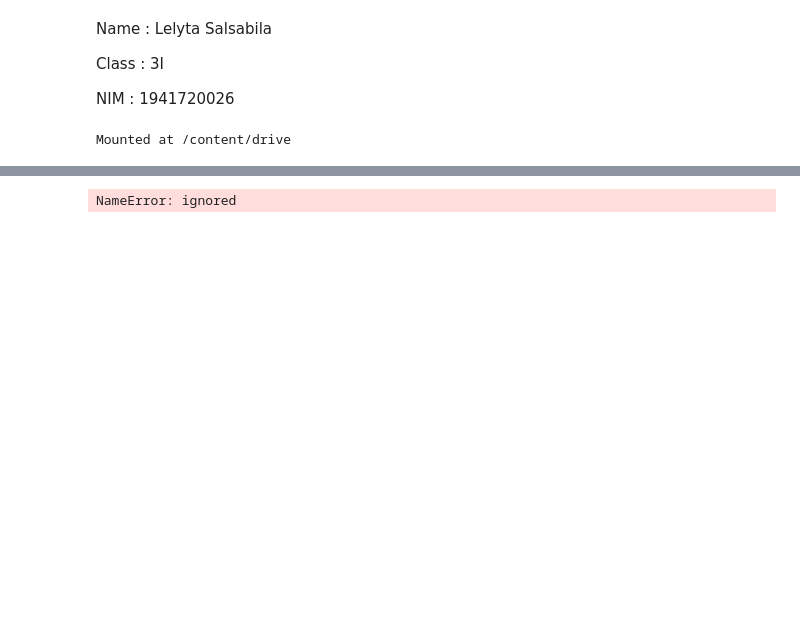
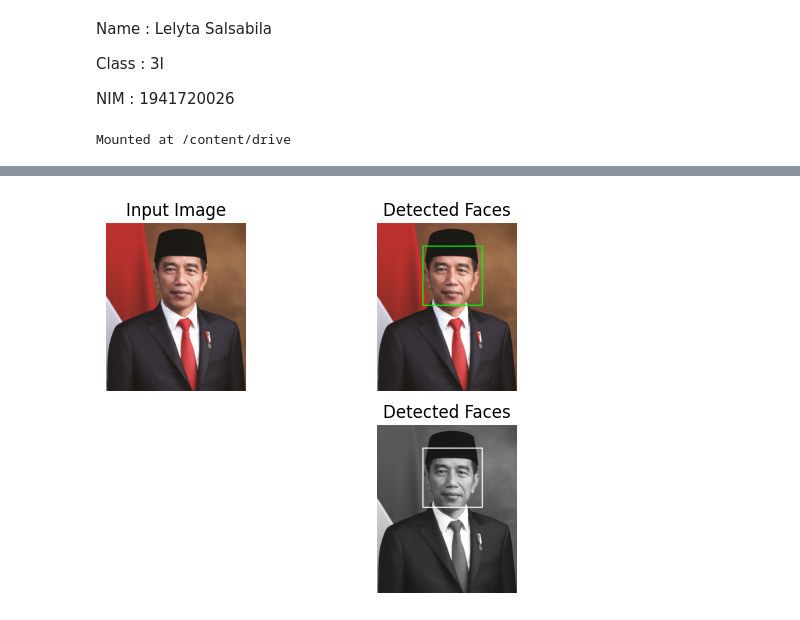
Before and after one commit to lelyta30/PCVK_GENAP_2023, a Jupyter notebook: week_12.ipynb, the cells around one changed output, grey strips where cells are left out. Drawn from its saved outputs; the diff is of its cells as text; code cells hidden in the pictures; blank space fills up the shorter version.

```diff
--- a/week_12.ipynb
+++ b/week_12.ipynb
@@ -133,19 +28,34 @@ plt.show()
-# %%
-cascade_wajah = cv.CascadeClassifier('/content/drive/MyDrive/PCVK/haarcascades/haarcascade_frontalcatface,xml')
-
-jokowi = cv.imread('/content/drive/MyDrive/PCVK/facedet/jokowi.jpg')
-jokowi_ori = cv.imread('/content/drive/MyDrive/PCVK/facedet/kucjokowiing.jpg')
-jokowi_gray = cv.cvtColor(jokowi,cv.COLOR_BGR2GRAY)
-jokowi_ori_gray = cv.cvtColor(jokowi_ori,cv.COLOR_BGR2GRAY)
-
-roi_wajah = cascade_wajah.detectMultiScale(jokowi_gray)
-for (x,y,w,h) in roi_wajah:
-  cv.rectangle(jokowi_gray,(x,y),(x+w,y+h),(255,255,255),3)
-
-#plot output
-f,axarr = plt.subplots(1,2,figsize=(15,15))
-plt.subplot(121),plt.imshow(jokowi_ori_gray, cmap='gray')
-plt.subplot(122),plt.imshow(jokowi_gray, cmap='gray')
-plt.show()
-# %% [output]
-NameError: ignored
+# %%
+cascade_wajah = cv.CascadeClassifier('/content/drive/MyDrive/PCVK/haarcascades/haarcascade_frontalface_alt2.xml')
+
+img = cv.imread('/content/drive/MyDrive/PCVK/facedet/jokowi.jpg')
+
+plt.subplot(221), plt.imshow(cv.cvtColor(img, cv.COLOR_BGR2RGB))
+plt.title('Input Image'), plt.axis('off')
+
+# Convert the image to grayscale
+gray = cv.cvtColor(img, cv.COLOR_BGR2GRAY)
+
+faces = cascade_wajah.detectMultiScale(gray, 1.3, 5)
+for (x, y, w, h) in faces:
+    cv.rectangle(img, (x, y), (x+w, y+h), (0, 255, 0), 5)
+    roi_gray = gray[y:y+h, x:x+w]
+    roi_color = img[y:y+h, x:x+w]
+
+# Display the input image with rectangles around the detected faces
+plt.subplot(222), plt.imshow(cv.cvtColor(img, cv.COLOR_BGR2RGB))
+plt.title('Detected Faces'), plt.axis('off')
+
+faces = cascade_wajah.detectMultiScale(gray, 1.3, 5)
+for (x, y, w, h) in faces:
+    cv.rectangle(gray, (x, y), (x+w, y+h), (255, 0, 0), 5)
+    roi_gray = gray[y:y+h, x:x+w]
+    roi_color = img[y:y+h, x:x+w]
+
+# Display the input image with rectangles around the detected faces
+plt.subplot(224), plt.imshow(gray, cmap='gray')
+plt.title('Detected Faces'), plt.axis('off')
+
+plt.show()
+# %% [output]
+[figure, added]
```
Also changed, not shown: parts of 23 cells of this notebook.
